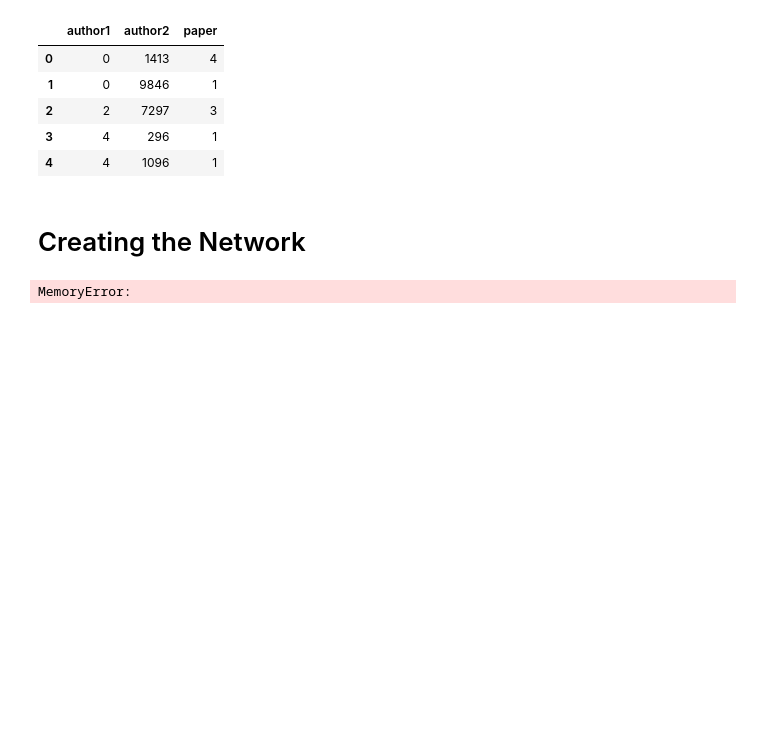
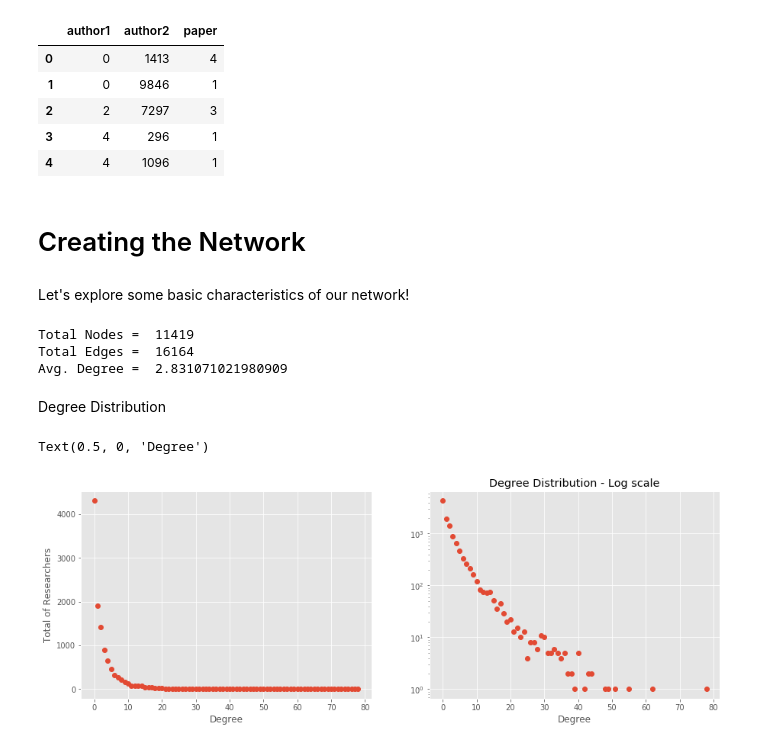
Before and after one commit to davibarreira/PBMNet, a Jupyter notebook: Create_Network.ipynb, the cells around one changed output. Drawn from its saved outputs; the diff is of its cells as text; code cells hidden in the pictures; blank space fills up the shorter version.

```diff
--- a/Create_Network.ipynb
+++ b/Create_Network.ipynb
@@ -3,13 +3,22 @@
 
 In this repository, we will create a coauthorship network with the researchers in our database.
 # %%
+# The import order is important
+import matplotlib as mpl
+mpl.use('cairo')
 %matplotlib inline
+import matplotlib.pyplot as plt
+
 import sqlite3
 import pandas as pd
 import itertools
 import networkx as nx
 from unicodedata import normalize
 import json
+import graph_tool.all as gt
+import seaborn as sns
+import numpy as np
+plt.style.use('ggplot')
 # %%
 authors =  pd.read_csv('./views/Authors.csv',encoding='latin-1',sep=';',index_col=0)
 papers  =  pd.read_csv('./views/Papers.csv',encoding='latin-1',sep=';',index_col=0)
@@ -128,8 +137,8 @@ authors_dict = authors[['index','NOME-COMPLETO','NOME-INSTITUICAO','UF-INSTITUIC
 # %% [markdown]
 # Creating the Network
 # %%
-def Create_Network(nodes,edges,source='source', target='target',weight='weight'):
-    G = nx.Graph()
+def Create_Network(nodes,edges,source='source', target='target',weight='weight',name='graph'):
+    G = nx.Graph(name=name)
 
     for d in nodes:
         node_id = int(d['index'])
@@ -137,18 +146,34 @@ def Create_Network(nodes,edges,source='source', target='target',weight='weight')
 
     for d in edges.to_dict('records'):
         G.add_edge(d[source],d[target],count = d[weight])
-
-#     pos = nx.spring_layout(G,k=2)
-#     pos = pd.DataFrame(pos).transpose()
-
-#     pos['id'] = pos.index
-#     pos.columns = ['x','y','id']
-
-
     return G
 # %%
-G_authors = Create_Network(authors_dict,edges_authors,'author1','author2','paper')
+G = Create_Network(authors_dict,count_authors,'author1','author2','paper','pbmnet')
-# %%
-nx.draw_spring(G_authors)
-# %% [output]
-MemoryError:
+# %% [markdown]
+Let's explore some basic characteristics of our network!
+# %%
+total_nodes, total_edges, avg_degree = len(G.nodes()),len(G.edges()),(2*len(G.edges())/len(G.nodes()))
+print('Total Nodes = ', total_nodes)
+print('Total Edges = ', total_edges)
+print('Avg. Degree = ', avg_degree)
+# %% [output]
+Total Nodes =  11419
+Total Edges =  16164
+Avg. Degree =  2.831071021980909
+# %% [markdown]
+Degree Distribution
+# %%
+fig = plt.figure(figsize=(15,5))
+plt.subplot(121)
+plt.plot(nx.degree_histogram(G),'o')
+plt.xlabel('Degree')
+plt.ylabel('Total of Researchers')
+plt.subplot(122)
+plt.title("Degree Distribution - Linear scale")
+plt.plot(nx.degree_histogram(G),'o')
+plt.yscale('log')
+plt.title("Degree Distribution - Log scale")
+plt.xlabel('Degree')
+# %% [output]
+Text(0.5, 0, 'Degree')
+[figure, added]
```
Also changed, not shown: parts of 10 cells of this notebook, 1 other file.
